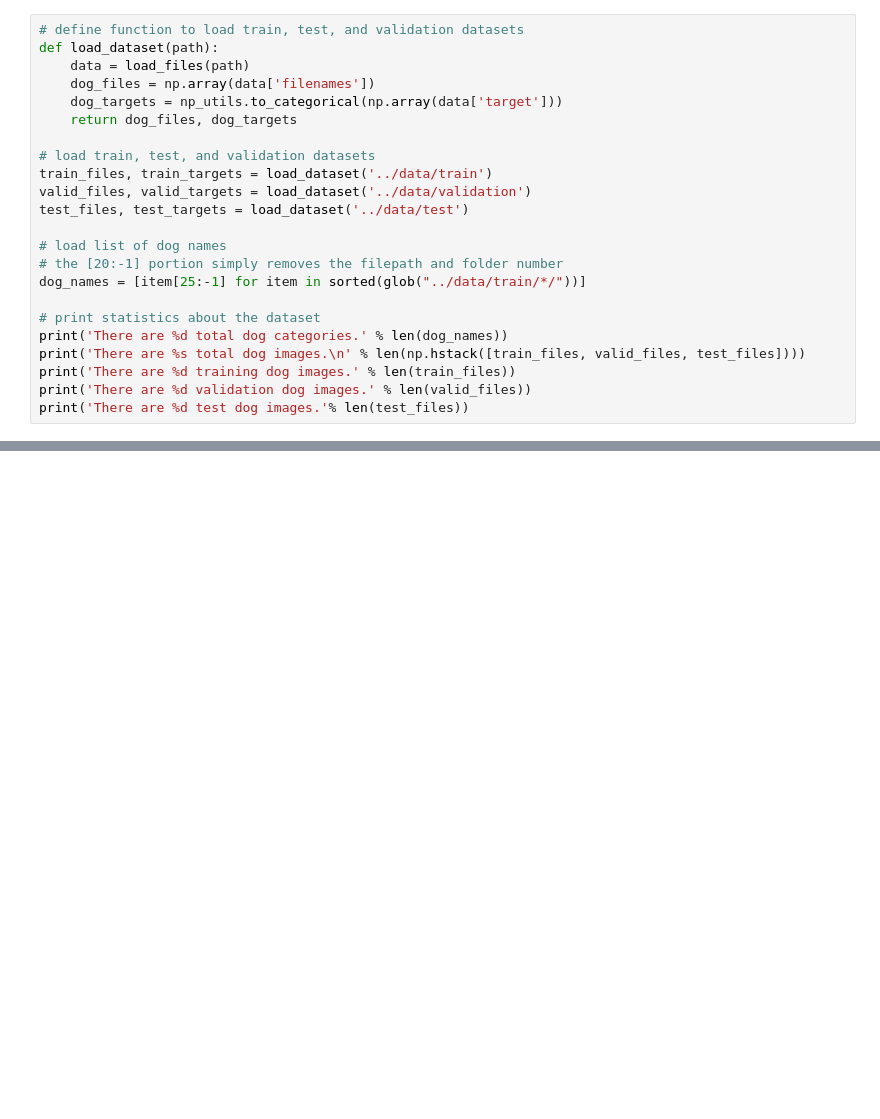
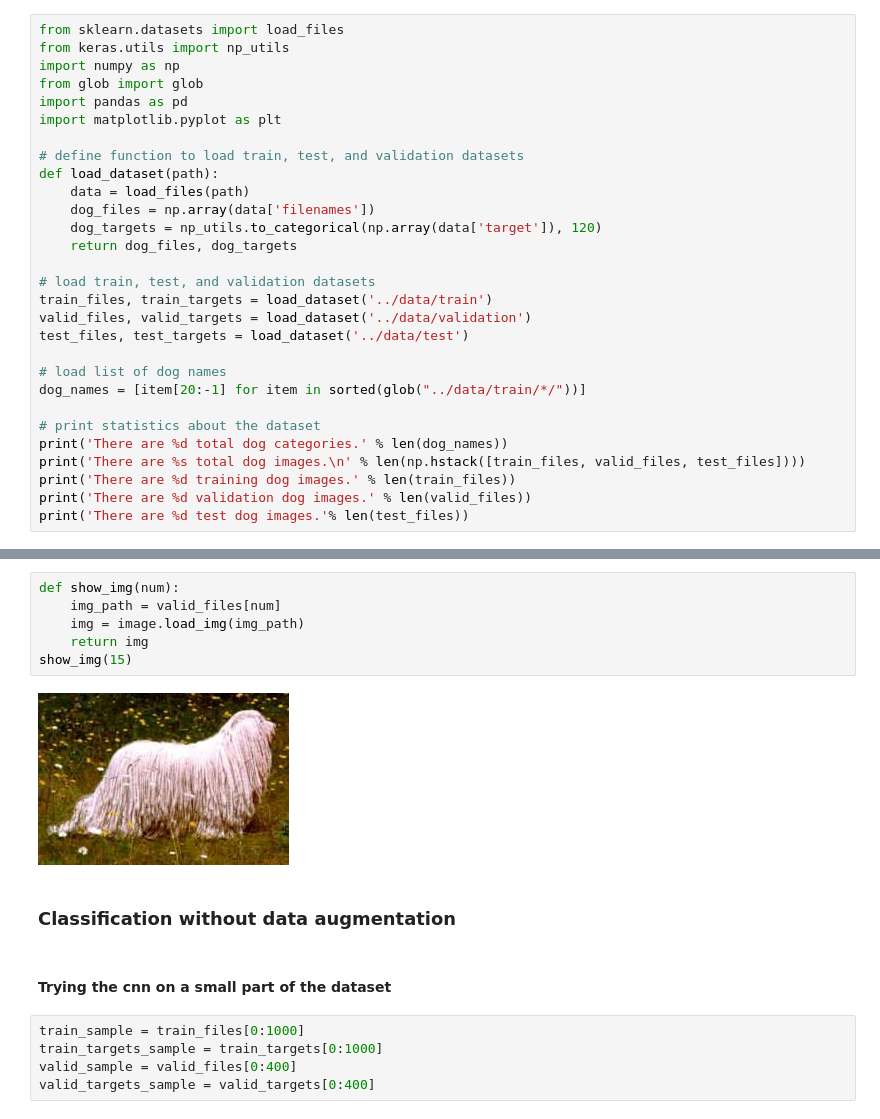
Before and after one commit to celiabayet/Dogs, a Jupyter notebook: code/notebooks/cnn_dog_breed_classifier.ipynb, the cells around one changed output, grey strips where cells are left out. Saved outputs shown, nothing was run; the diff lists cells and outputs as text; blank space fills up the shorter version.

```diff
--- a/code/notebooks/cnn_dog_breed_classifier.ipynb
+++ b/code/notebooks/cnn_dog_breed_classifier.ipynb
@@ -100,9 +104,16 @@ NameError: name 'img_train_test_split' is not defined
 # %%
+from sklearn.datasets import load_files
+from keras.utils import np_utils
+import numpy as np
+from glob import glob
+import pandas as pd
+import matplotlib.pyplot as plt
+
 # define function to load train, test, and validation datasets
 def load_dataset(path):
     data = load_files(path)
     dog_files = np.array(data['filenames'])
-    dog_targets = np_utils.to_categorical(np.array(data['target']))
+    dog_targets = np_utils.to_categorical(np.array(data['target']), 120)
     return dog_files, dog_targets
 
 # load train, test, and validation datasets
@@ -111,8 +122,7 @@ valid_files, valid_targets = load_dataset('../data/validation')
 test_files, test_targets = load_dataset('../data/test')
 
 # load list of dog names
-# the [20:-1] portion simply removes the filepath and folder number
-dog_names = [item[25:-1] for item in sorted(glob("../data/train/*/"))]
+dog_names = [item[20:-1] for item in sorted(glob("../data/train/*/"))]
 
 # print statistics about the dataset
 print('There are %d total dog categories.' % len(dog_names))
@@ -192,0 +174,17 @@ ImportError: No module named 'tqdm'
+# %%
+def show_img(num):
+    img_path = valid_files[num]
+    img = image.load_img(img_path)
+    return img
+show_img(15)
+# %% [output]
+[figure, added]
+# %% [markdown]
+### Classification without data augmentation
+# %% [markdown]
+#### Trying the cnn on a small part of the dataset
+# %%
+train_sample = train_files[0:1000]
+train_targets_sample = train_targets[0:1000]
+valid_sample = valid_files[0:400]
+valid_targets_sample = valid_targets[0:400]
```
Also changed, not shown: parts of 38 cells of this notebook, 9 other files.
